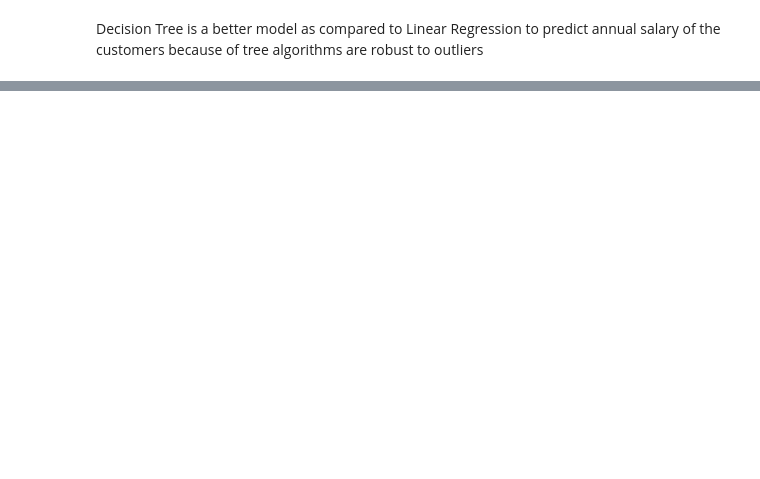
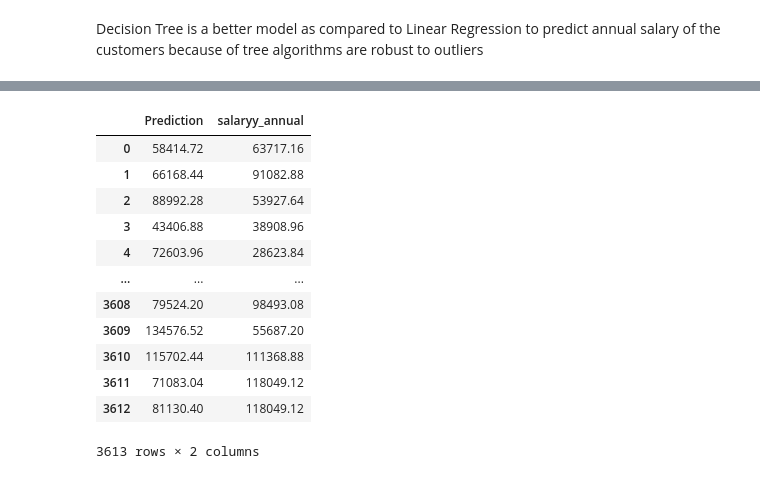
Before and after one commit to Sanjaana/Data-ANZ_solution, a Jupyter notebook: Task_2-Revised.ipynb, the cells around one changed output, grey strips where cells are left out. Saved outputs shown, nothing was run; the diff lists cells and outputs as text; code cells hidden in the pictures; blank space fills up the shorter version.

```diff
--- a/Task_2-Revised.ipynb
+++ b/Task_2-Revised.ipynb
@@ -602,2 +602,6 @@ r2_score(y1_test,prediction)
 # %% [markdown]
 Decision Tree is a better model as compared to Linear Regression to predict annual salary of the customers because of tree algorithms are robust to outliers
+# %%
+y1_test.reset_index(drop=True,inplace=True)
+y1_test=pd.DataFrame(y1_test)
+y1_test
@@ -603,0 +622,4 @@ Decision Tree is a better model as compared to Linear Regression to predict annu
+# %%
+#Predictions
+pred1=pd.DataFrame(prediction,columns=['Prediction'])
+pred1
@@ -603,0 +640,20 @@ Decision Tree is a better model as compared to Linear Regression to predict annu
+# %%
+#Prediction versus actual y
+results1=pd.concat([pred1,y1_test],axis=1)
+results1
+results1=pd.DataFrame(results1)
+results1
+# %% [output]
+|  | Prediction | salaryy_annual |
+| 0 | 58414.72 | 63717.16 |
+| 1 | 66168.44 | 91082.88 |
+| 2 | 88992.28 | 53927.64 |
+| 3 | 43406.88 | 38908.96 |
+| 4 | 72603.96 | 28623.84 |
+| ... | ... | ... |
+| 3608 | 79524.20 | 98493.08 |
+| 3609 | 134576.52 | 55687.20 |
+| 3610 | 115702.44 | 111368.88 |
+| 3611 | 71083.04 | 118049.12 |
+| 3612 | 81130.40 | 118049.12 |
+3613 rows × 2 columns
```
Also changed, not shown: parts of 9 cells of this notebook.
